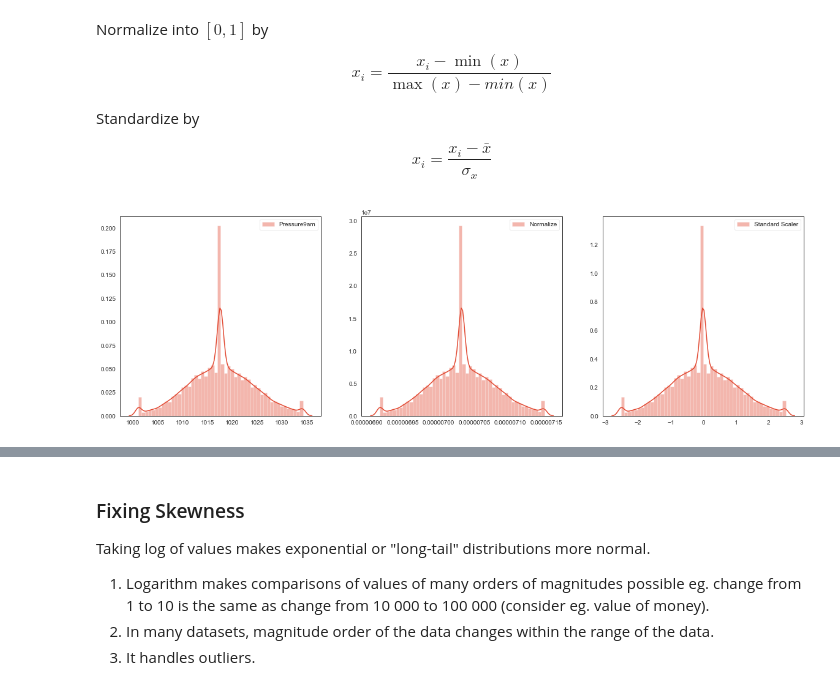
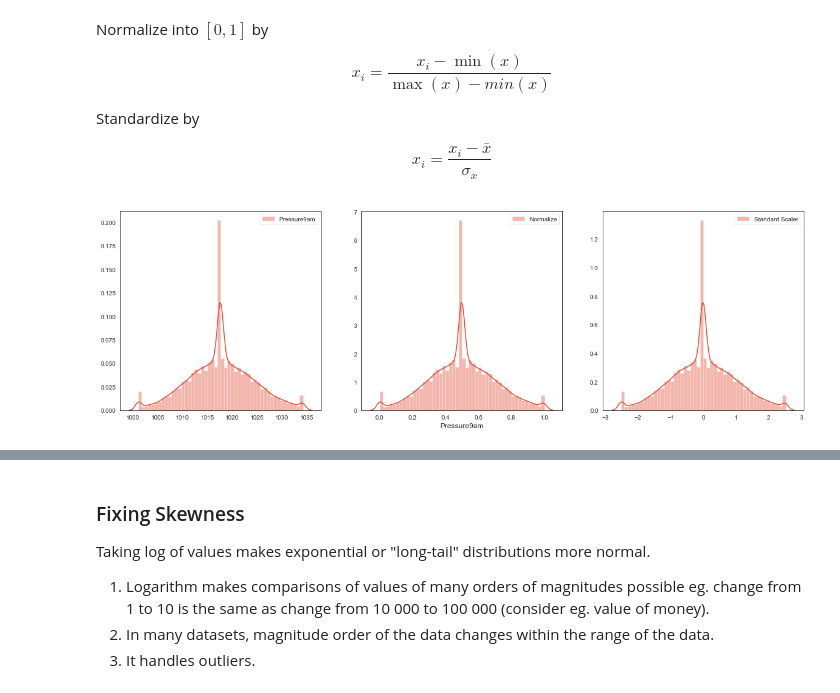
Before and after one commit to avast/machine-learning-python, a Jupyter notebook: imlp_1_data.ipynb, the cells around one changed output, grey strips where cells are left out. Drawn from its saved outputs; the diff is of its cells as text; code cells hidden in the pictures.

```diff
--- a/imlp_1_data.ipynb
+++ b/imlp_1_data.ipynb
@@ -690,19 +690,18 @@ $$ x_i = \frac{x_i - \bar{x}}{\sigma_x}$$
 # %%
 # examples of normalization
 
 from sklearn.preprocessing import StandardScaler, normalize
 
 d = df['Pressure9am'].dropna()
 ds = StandardScaler().fit_transform(d.values.reshape(-1, 1))
-dn = normalize(d.values.reshape(-1, 1), axis=0, norm='l1')
 
 fig, ax = plt.subplots(nrows=1, ncols=3, figsize=(20, 6));
 sns.distplot(d, ax=ax[0], label='Pressure9am');
-sns.distplot(dn[:,0], ax=ax[1], label='Normalize');
+sns.distplot(dn, ax=ax[1], label='Normalize');
 sns.distplot(ds[:,0], ax=ax[2], label='Standard Scaler');
 ax[0].legend();
 ax[1].legend();
 ax[2].legend();
 ax[0].set_xlabel('');
 # %% [output]
-[figure, old version]
+[figure, new version]
```
Also changed, not shown: parts of 10 cells of this notebook, 1 other file.
